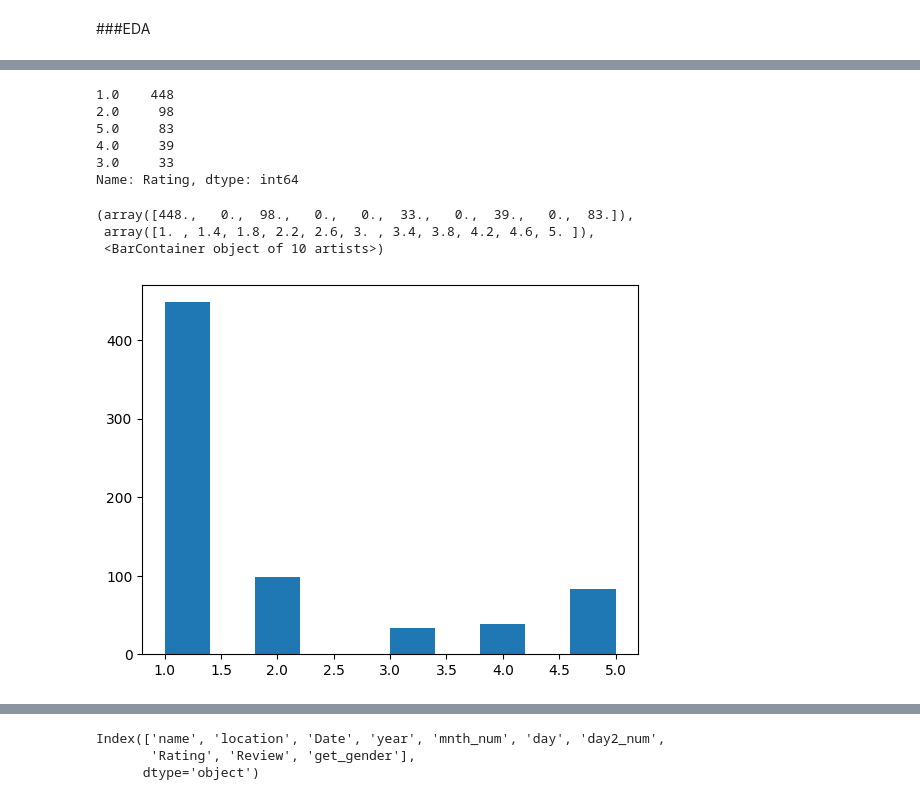
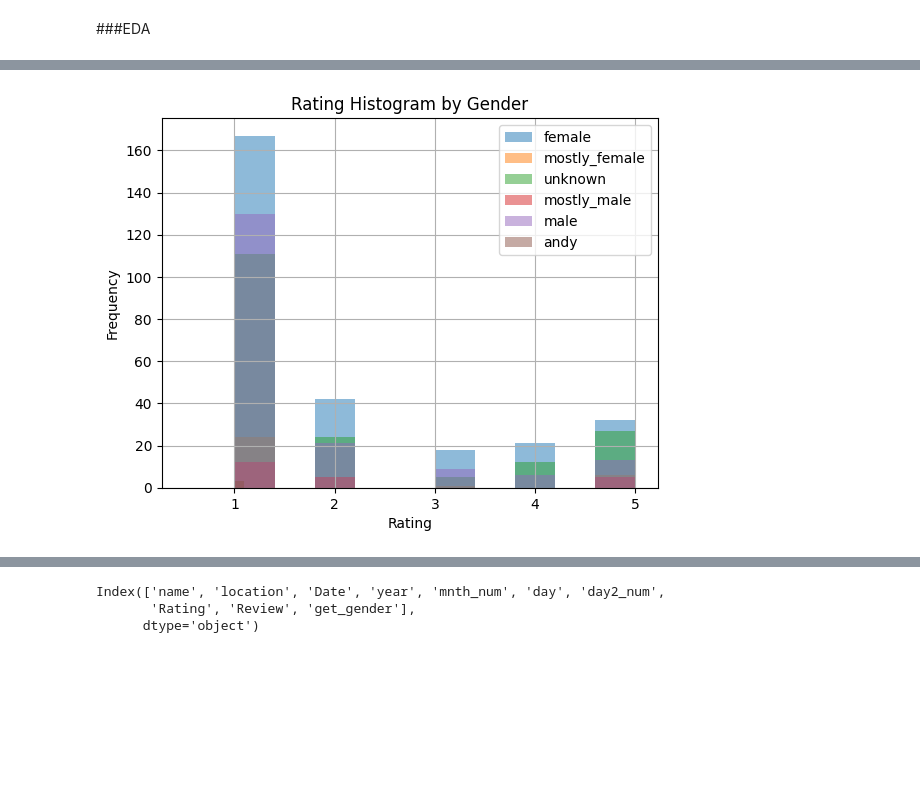
Before and after one commit to rich-hyun/Kuggle_9th_team_SAMTARBUCKS, a Jupyter notebook: Tang_NLP_kuggle.ipynb, the cells around one changed output, grey strips where cells are left out. Cells and saved outputs as stored; diff of their text form; code cells hidden in the pictures; blank space fills up the shorter version.

```diff
--- a/Tang_NLP_kuggle.ipynb
+++ b/Tang_NLP_kuggle.ipynb
@@ -146,18 +178,18 @@ plt.axis('off')
-# %%
-print(df['Rating'].value_counts())
-plt.hist(df['Rating'])
-#1점 데이터가 많았
-# %% [output]
-1.0    448
-2.0     98
-5.0     83
-4.0     39
-3.0     33
-Name: Rating, dtype: int64
-(array([448.,   0.,  98.,   0.,   0.,  33.,   0.,  39.,   0.,  83.]),
- array([1. , 1.4, 1.8, 2.2, 2.6, 3. , 3.4, 3.8, 4.2, 4.6, 5. ]),
- <BarContainer object of 10 artists>)
-[figure, removed]
+# %%
+import matplotlib.pyplot as plt
+
+# 'Gender' 열의 모든 값에 대해
+for gender in df['get_gender'].unique():
+    # 해당 'Gender' 값을 가진 행의 'Rating' 히스토그램을 그립니다.
+    df[df['get_gender'] == gender]['Rating'].hist(alpha=0.5, bins=10, label=gender)
+
+plt.xlabel('Rating')
+plt.ylabel('Frequency')
+plt.title('Rating Histogram by Gender')
+plt.legend()
+plt.show()
+# %% [output]
+[figure, added]
 # %%
 print(df['mnth_num'].value_counts())
 average_ratings = df.groupby('mnth_num')['Rating'].mean().reset_index()
```
Also changed, not shown: parts of 41 cells of this notebook.
